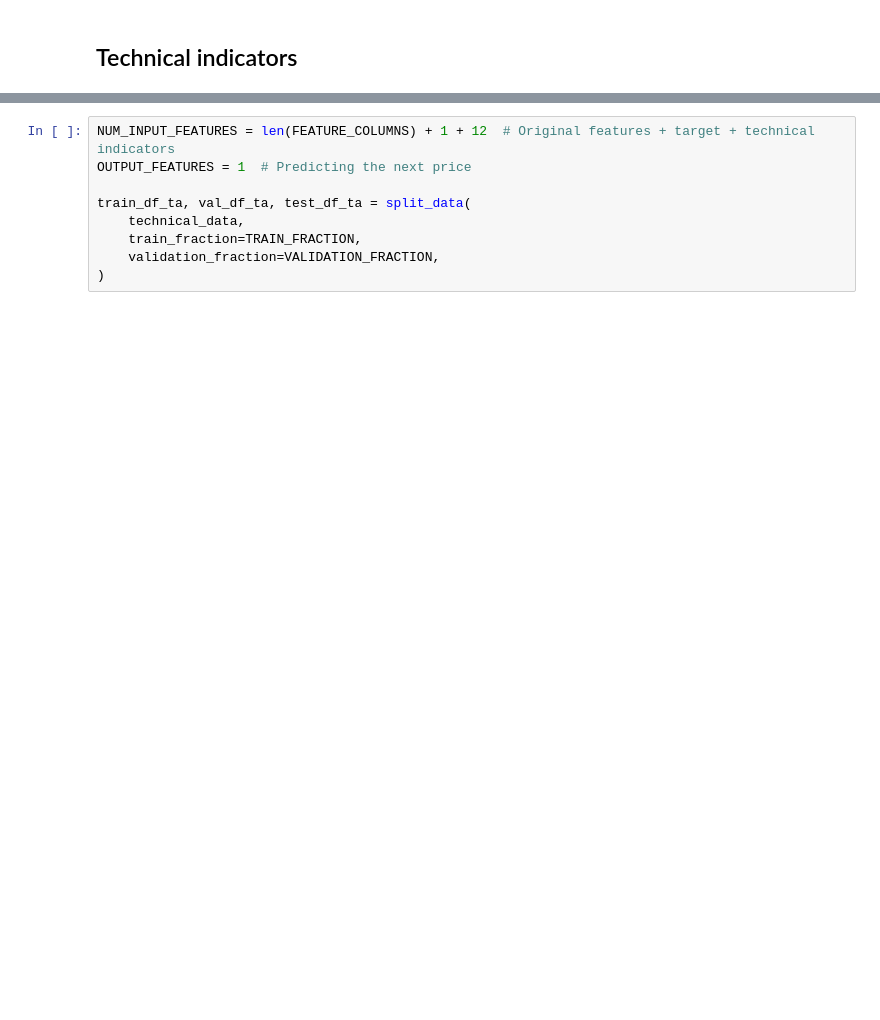
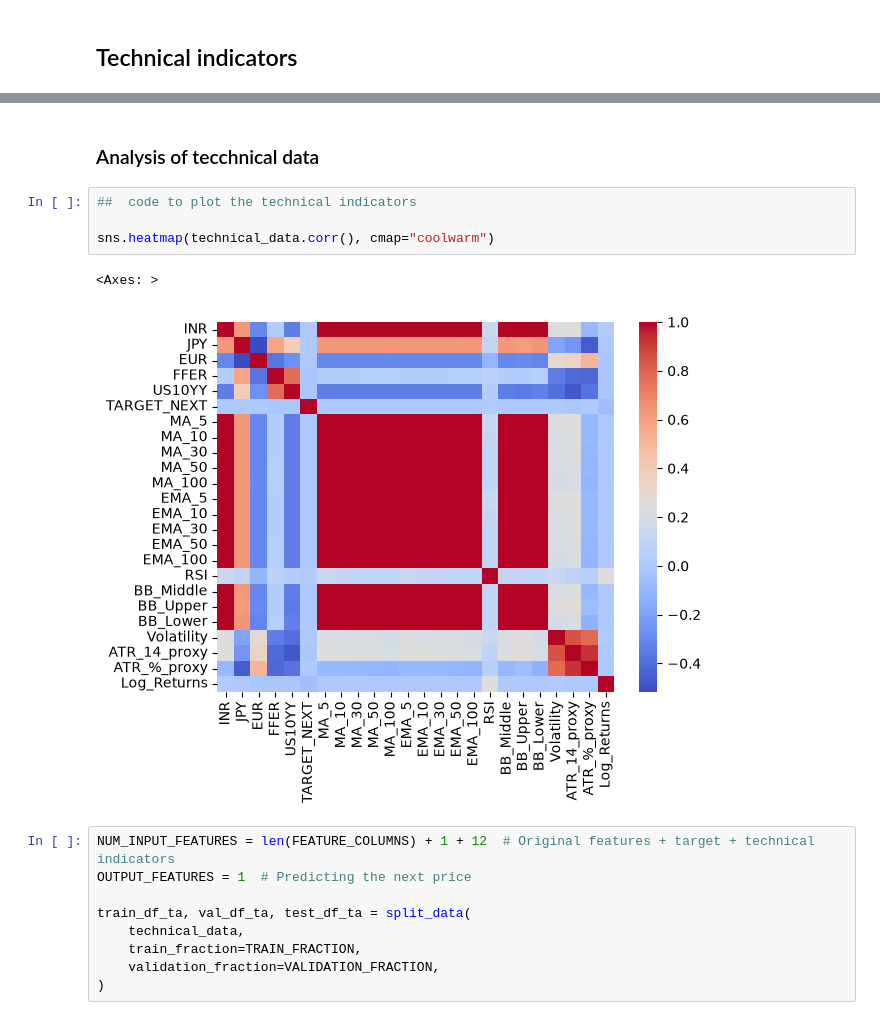
Before and after one commit to Princekumarofficial/potential-octo-sniffle, a Jupyter notebook: train.ipynb, the cells around one changed output, grey strips where cells are left out. Saved outputs shown, nothing was run; the diff lists cells and outputs as text; blank space fills up the shorter version.

```diff
--- a/train.ipynb
+++ b/train.ipynb
@@ -372,3 +404,12 @@ technical_data.head()
+# %% [markdown]
+### Analysis of tecchnical data
+# %%
+##  code to plot the technical indicators
+
+sns.heatmap(technical_data.corr(), cmap="coolwarm")
+# %% [output]
+<Axes: >
+[figure, added]
 # %%
 NUM_INPUT_FEATURES = len(FEATURE_COLUMNS) + 1 + 12  # Original features + target + technical indicators
 OUTPUT_FEATURES = 1  # Predicting the next price
```
Also changed, not shown: parts of 17 cells of this notebook, 36 other files.
